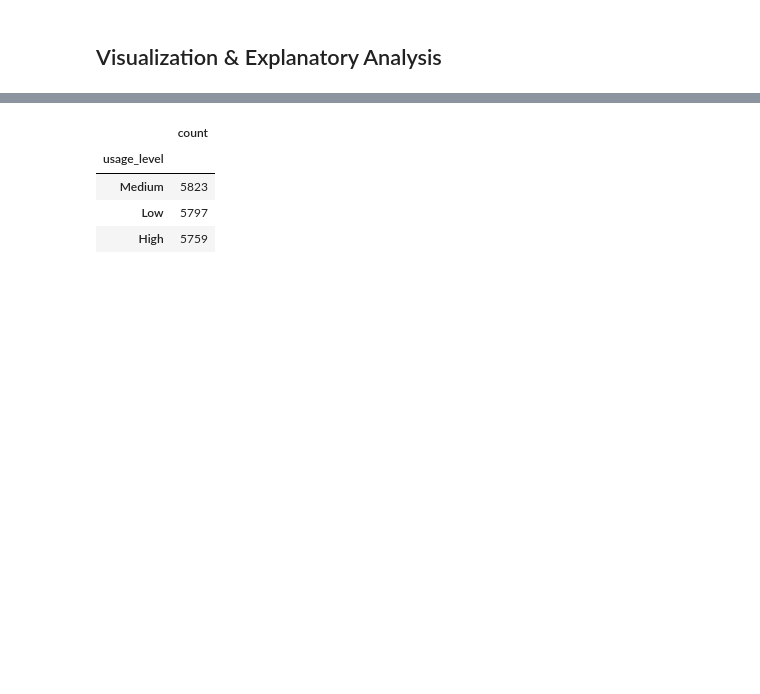
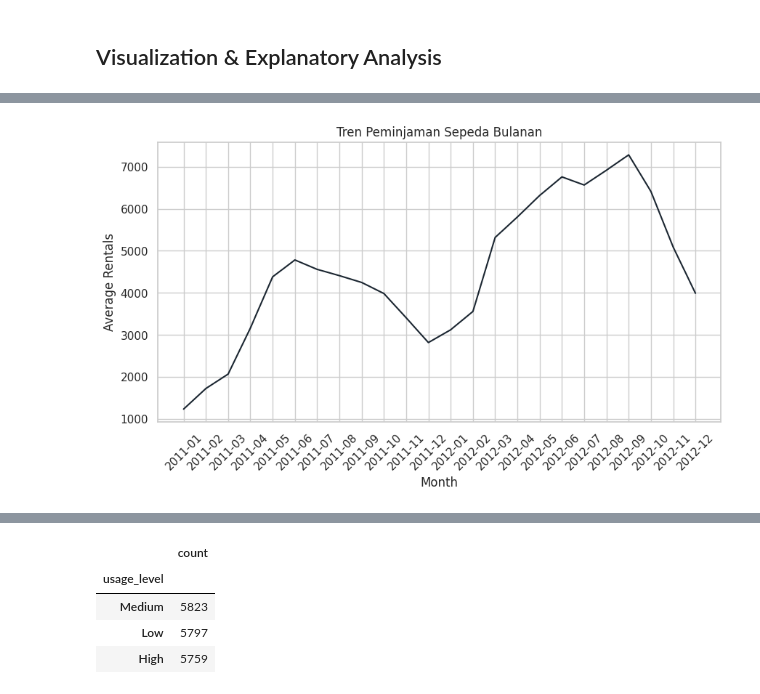
Before and after one commit to sindiprasetiyani/bike-sharing-dashboard, a Jupyter notebook: notebook.ipynb, the cells around one changed output, grey strips where cells are left out. Saved outputs shown, nothing was run; the diff lists cells and outputs as text; code cells hidden in the pictures; blank space fills up the shorter version.

```diff
--- a/notebook.ipynb
+++ b/notebook.ipynb
@@ -256,0 +281,28 @@ plt.show()
+# %%
+# membuat kolom bulan
+day_df['month_year'] = day_df['dteday'].dt.to_period('M')
+
+# agregasi rata-rata peminjaman per bulan
+monthly_trend = day_df.groupby('month_year')['total_rentals'].mean().reset_index()
+
+# ubah ke datetime biar bisa diplot
+monthly_trend['month_year'] = monthly_trend['month_year'].astype(str)
+
+# visualisasi tren bulanan
+plt.figure(figsize=(10,5))
+
+sns.lineplot(
+    data=monthly_trend,
+    x='month_year',
+    y='total_rentals',
+    color='#1B2631'
+)
+
+plt.title("Tren Peminjaman Sepeda Bulanan")
+plt.xlabel("Month")
+plt.ylabel("Average Rentals")
+
+plt.xticks(rotation=45)
+plt.show()
+# %% [output]
+[figure, added]
```
Also changed, not shown: parts of 63 cells of this notebook, 4 other files.
